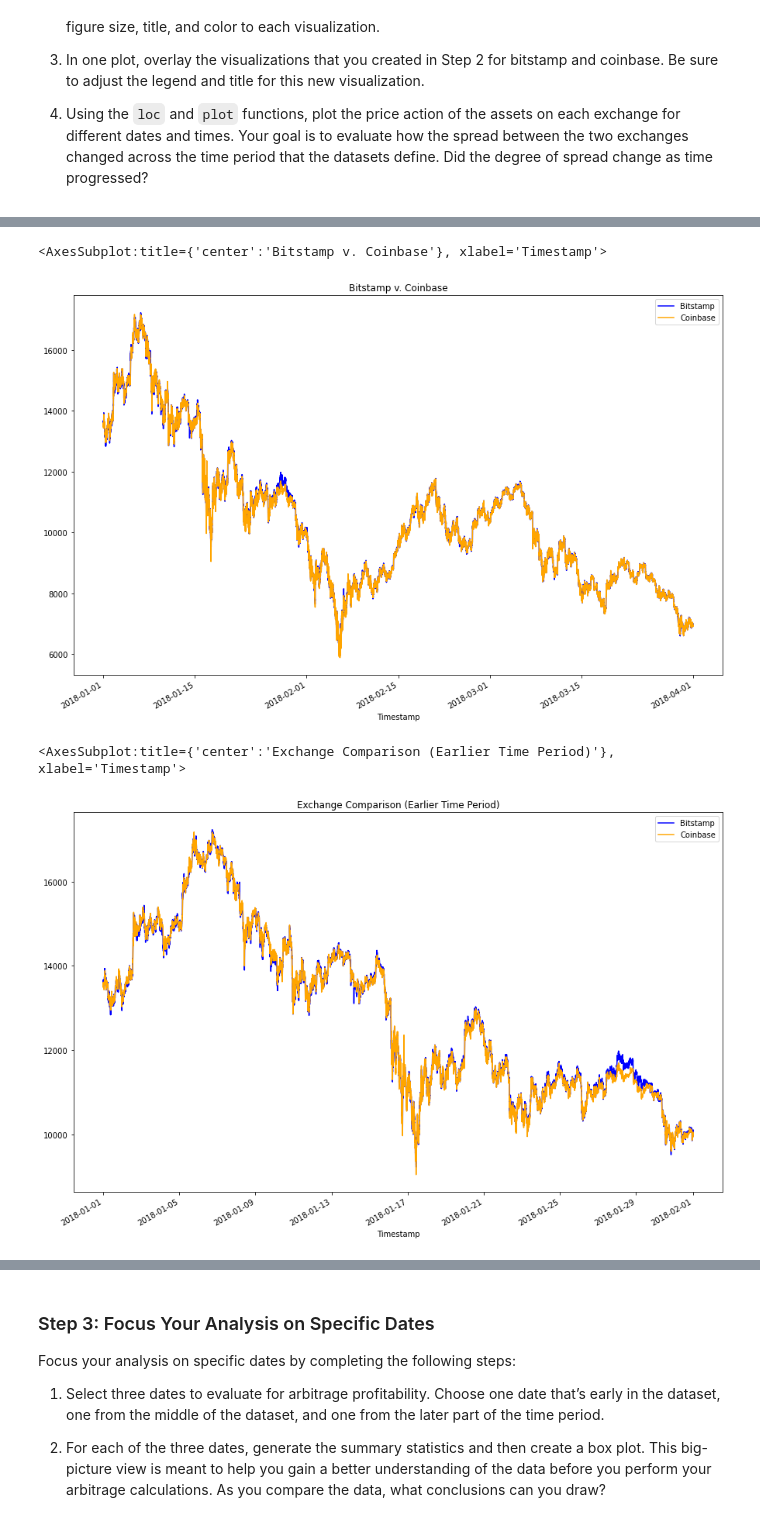
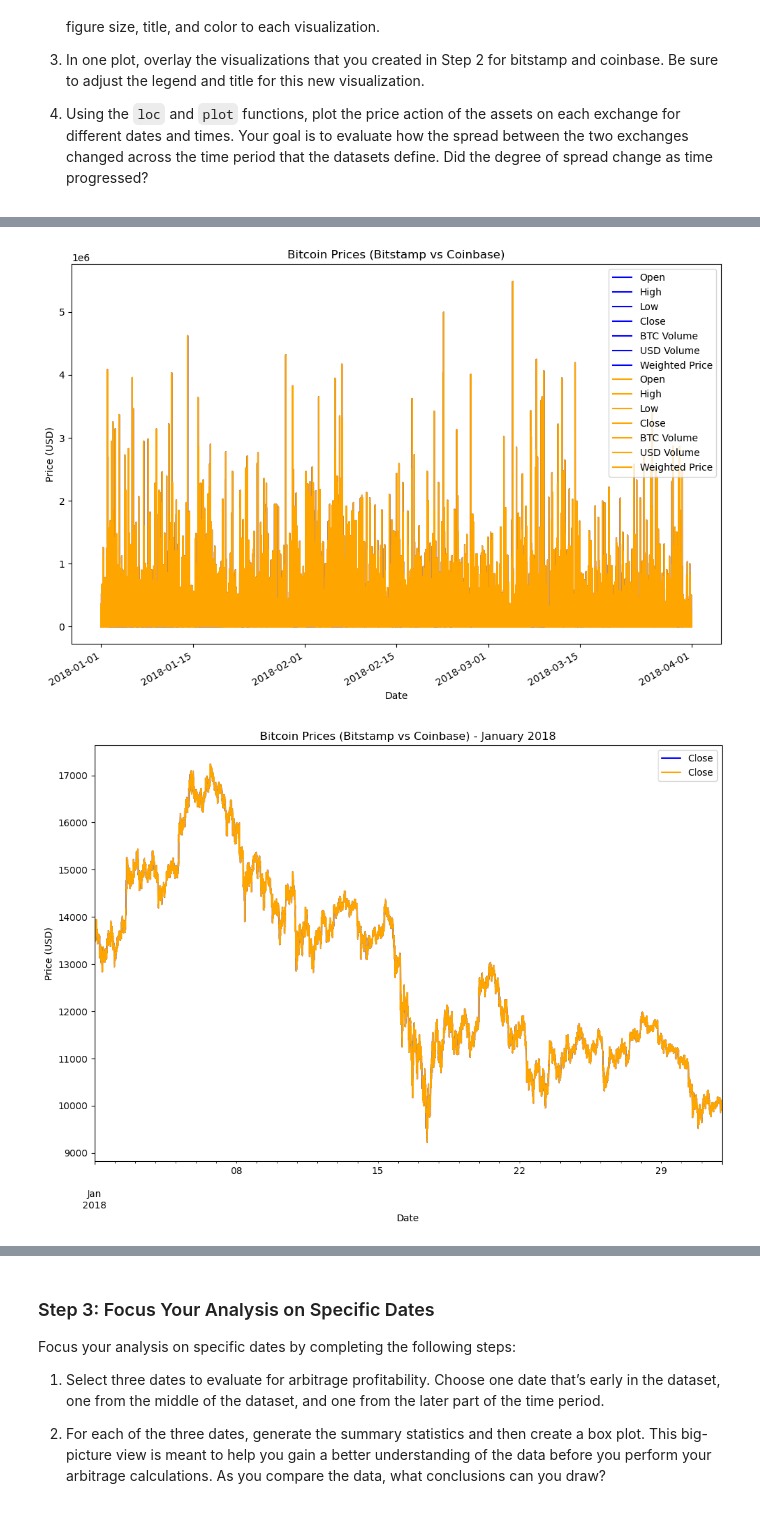
Before and after one commit to JShields07/Fintech-Module-Challenge-Week-3, a Jupyter notebook: Coding file/crypto_arbitrage.ipynb, the cells around one changed output, grey strips where cells are left out. Cells and saved outputs as stored; diff of their text form; code cells hidden in the pictures.

```diff
--- a/Coding file/crypto_arbitrage.ipynb
+++ b/Coding file/crypto_arbitrage.ipynb
@@ -103,6 +109,7 @@ To prepare and clean your data for analysis, complete the following steps:
 # %%
 # Convert the Close data type to a float
 # YOUR CODE HERE
+bitstamp_df["Close"] = bitstamp_df["Close"].astype(float)
 # %% [markdown]
 ### Step 4: Review the data for duplicated values, and drop them if necessary.
 # %%
@@ -113,3 +136,8 @@ To prepare and clean your data for analysis, complete the following steps:
 # %%
 # Repeat Steps 1–4 for the coinbase DataFrame
 # YOUR CODE HERE
+coinbase_df.fillna(value=0, inplace=True)
+# %%
+coinbase_df["Close"] = coinbase_df["Close"].str.replace("$", "")
+# %%
+coinbase_df["Close"] = coinbase_df["Close"].astype(float)
@@ -218,17 +277,35 @@ Sort through the time series data associated with the bitstamp and coinbase Data
 # The plot should visualize the prices over the full lenth of the dataset
 # Be sure to include the parameters: legend, figure size, title, and color and label
 # YOUR CODE HERE
+fig, ax = plt.subplots(figsize=(12,8))
+bitstamp_df.plot(ax=ax, label="Bitstamp", color="blue")
+coinbase_df.plot(ax=ax, label="Coinbase", color="orange")
+ax.set_title("Bitcoin Prices (Bitstamp vs Coinbase)")
+ax.set_xlabel("Date")
+ax.set_ylabel("Price (USD)")
+ax.legend()
+plt.show()
 # %% [output]
-<AxesSubplot:title={'center':'Bitstamp v. Coinbase'}, xlabel='Timestamp'>
-[figure, old version]
+[figure, new version]
 # %%
 # Using the loc and plot functions, create an overlay plot that visualizes
 # the price action of both DataFrames for a one month period early in the dataset
 # Be sure to include the parameters: legend, figure size, title, and color and label
 # YOUR CODE HERE
+start_date = "2018-01-01"
+end_date = "2018-01-31"
+bitstamp_sliced = bitstamp_df.loc[start_date:end_date, ["Close"]]
+coinbase_sliced = coinbase_df.loc[start_date:end_date, ["Close"]]
+fig, ax = plt.subplots(figsize=(12,8))
+bitstamp_sliced.plot(ax=ax, label="Bitstamp", color="blue")
+coinbase_sliced.plot(ax=ax, label="Coinbase", color="orange")
+ax.set_title("Bitcoin Prices (Bitstamp vs Coinbase) - January 2018")
+ax.set_xlabel("Date")
+ax.set_ylabel("Price (USD)")
+ax.legend()
+plt.show()
 # %% [output]
-<AxesSubplot:title={'center':'Exchange Comparison (Earlier Time Period)'}, xlabel='Timestamp'>
-[figure, old version]
+[figure, new version]
 # %%
 # Using the loc and plot functions, create an overlay plot that visualizes
 # the price action of both DataFrames for a one month period later in the dataset
```
Also changed, not shown: parts of 18 cells of this notebook.
